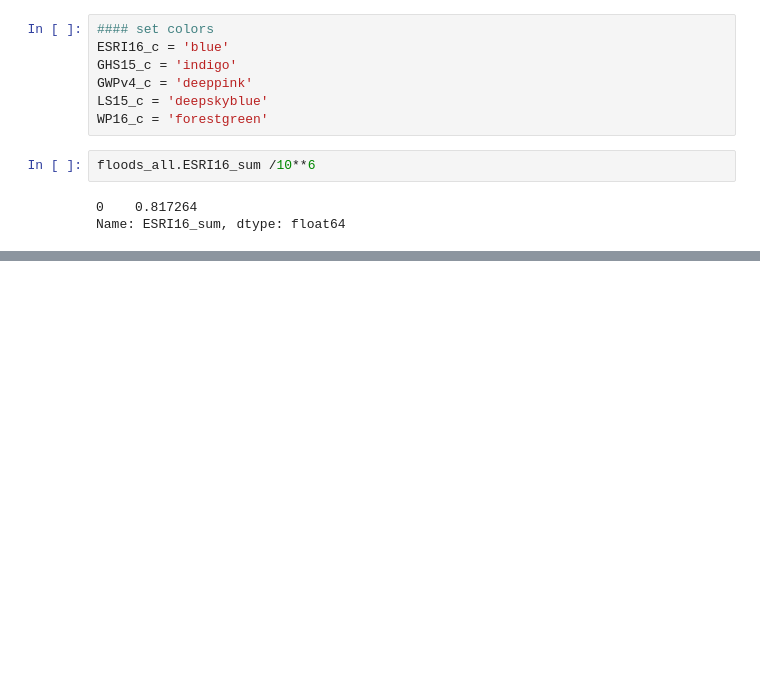
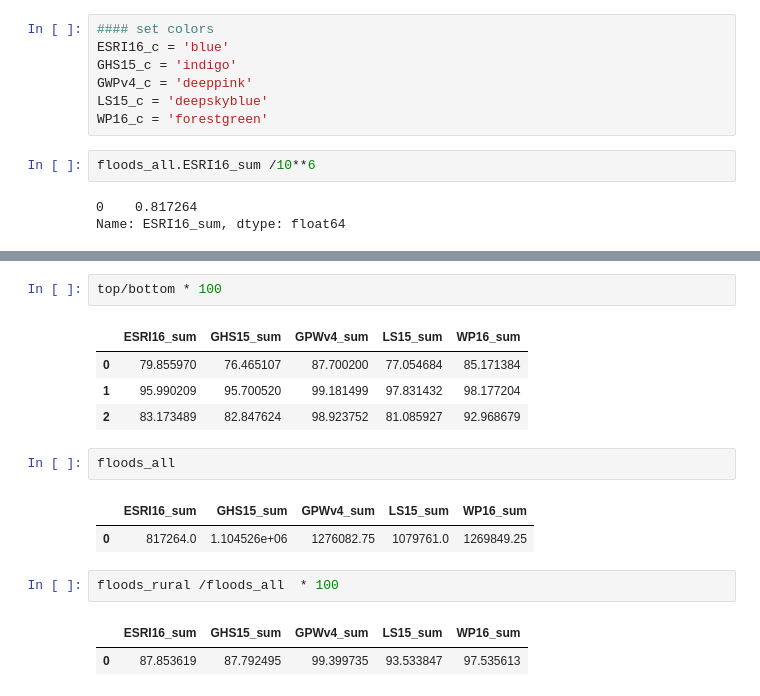
Before and after one commit to cascadet/PopGridCompare-ms, a Jupyter notebook: notebooks/step_6_Idai.ipynb, the cells around one changed output, grey strips where cells are left out. Drawn from its saved outputs; the diff is of its cells as text; blank space fills up the shorter version.

```diff
--- a/notebooks/step_6_Idai.ipynb
+++ b/notebooks/step_6_Idai.ipynb
@@ -289,0 +303,17 @@ plt.savefig(fig_out, dpi = 300, facecolor = 'white', bbox_inches='tight')
+# %%
+top/bottom * 100
+# %% [output]
+|  | ESRI16_sum | GHS15_sum | GPWv4_sum | LS15_sum | WP16_sum |
+| 0 | 79.855970 | 76.465107 | 87.700200 | 77.054684 | 85.171384 |
+| 1 | 95.990209 | 95.700520 | 99.181499 | 97.831432 | 98.177204 |
+| 2 | 83.173489 | 82.847624 | 98.923752 | 81.085927 | 92.968679 |
+# %%
+floods_all
+# %% [output]
+|  | ESRI16_sum | GHS15_sum | GPWv4_sum | LS15_sum | WP16_sum |
+| 0 | 817264.0 | 1.104526e+06 | 1276082.75 | 1079761.0 | 1269849.25 |
+# %%
+floods_rural /floods_all  * 100
+# %% [output]
+|  | ESRI16_sum | GHS15_sum | GPWv4_sum | LS15_sum | WP16_sum |
+| 0 | 87.853619 | 87.792495 | 99.399735 | 93.533847 | 97.535613 |
```
Also changed, not shown: parts of 5 cells of this notebook.
